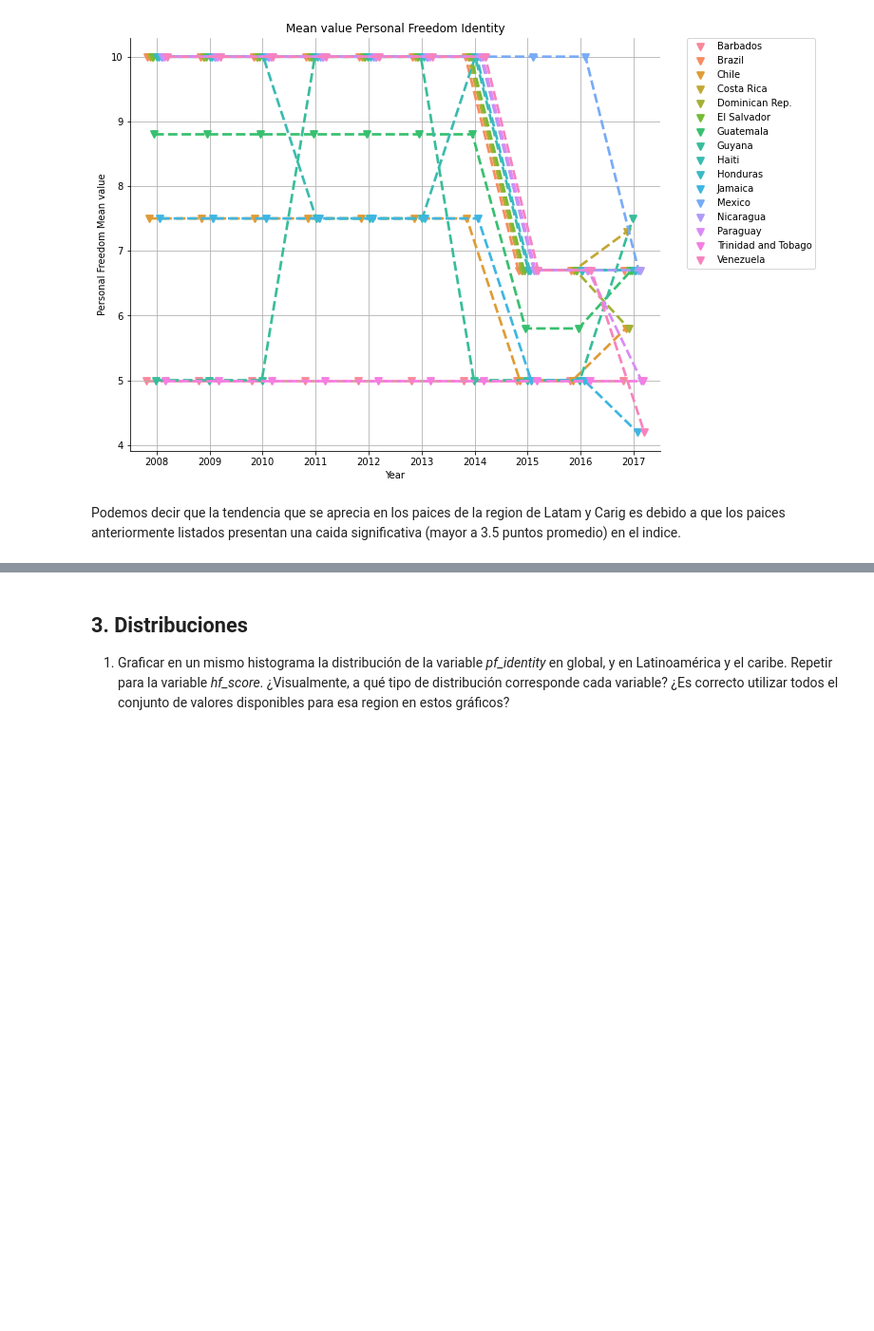
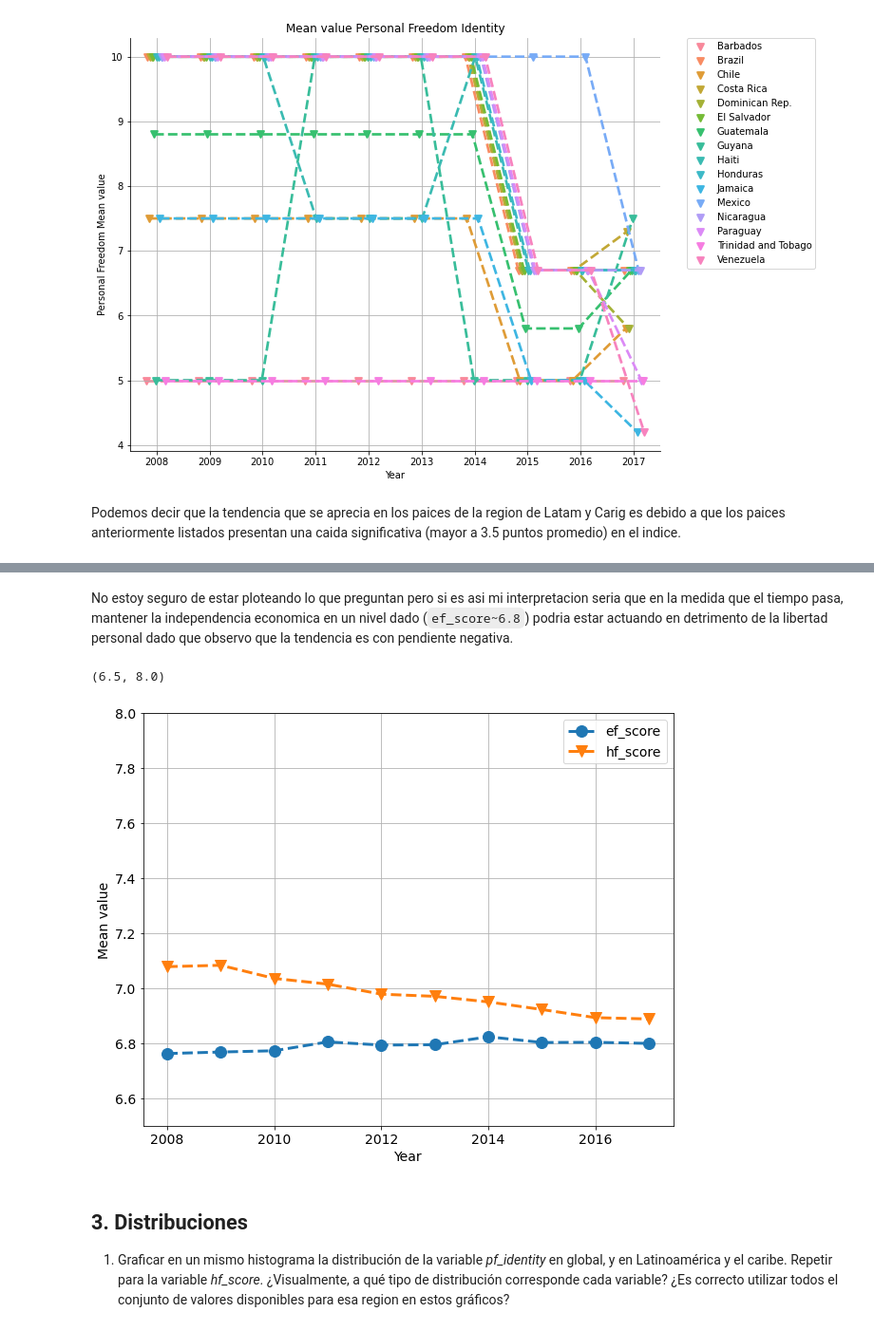
Before and after one commit to danicattaneob/diplo-datos-ayvd-g1, a Jupyter notebook: 01-pgianni-respuestas.ipynb, the cells around one changed output, grey strips where cells are left out. Shown at 95% size. Drawn from its saved outputs; the diff is of its cells as text; code cells hidden in the pictures; blank space fills up the shorter version.

Commit message:
Agrego la seccion que me corresponde pero falta mejor justificacion en los resultados

```diff
--- a/01-pgianni-respuestas.ipynb
+++ b/01-pgianni-respuestas.ipynb
@@ -508,0 +527,4 @@ Podemos decir que la tendencia que se aprecia en los paices de la region de Lata
+# %%
+hf_ef_means_by_year = dataset[['year','ef_score', 'hf_score']].groupby('year').mean()
+hf_ef_means_by_year.reset_index(inplace=True)
+hf_ef_means_by_year
@@ -509,3 +543,19 @@ Podemos decir que la tendencia que se aprecia en los paices de la region de Lata
+# %% [markdown]
+No estoy seguro de estar ploteando lo que preguntan pero si es asi mi interpretacion seria que en la medida que el tiempo pasa, mantener la independencia economica en un nivel dado (`ef_score~6.8`) podria estar actuando en detrimento de la libertad personal dado que observo que la tendencia es con pendiente negativa.
+# %%
+plt.figure(figsize=(10,8))
+plt.plot(hf_ef_means_by_year.year, hf_ef_means_by_year.ef_score, '--o', label='ef_score', linewidth=3, markersize=12)
+plt.plot(hf_ef_means_by_year.year, hf_ef_means_by_year.hf_score, '--v', label='hf_score', linewidth=3, markersize=12)
+plt.grid(True)
+plt.legend(fontsize=14)
+plt.ylabel('Mean value', fontsize=14)
+plt.xlabel('Year', fontsize=14)
+plt.xticks(fontsize=14)
+plt.yticks(fontsize=14)
+plt.ylim([6.5,8])
+# %% [output]
+(6.5, 8.0)
+[figure, added]
 # %% [markdown]
 ## 3. Distribuciones
   1. Graficar en un mismo histograma la distribución de la variable *pf_identity* en global, y en Latinoamérica y el caribe. Repetir para la variable *hf_score*. ¿Visualmente, a qué tipo de distribución corresponde cada variable? ¿Es correcto utilizar todos el conjunto de valores disponibles para esa region en estos gráficos?
```
Also changed, not shown: parts of 15 cells of this notebook.
